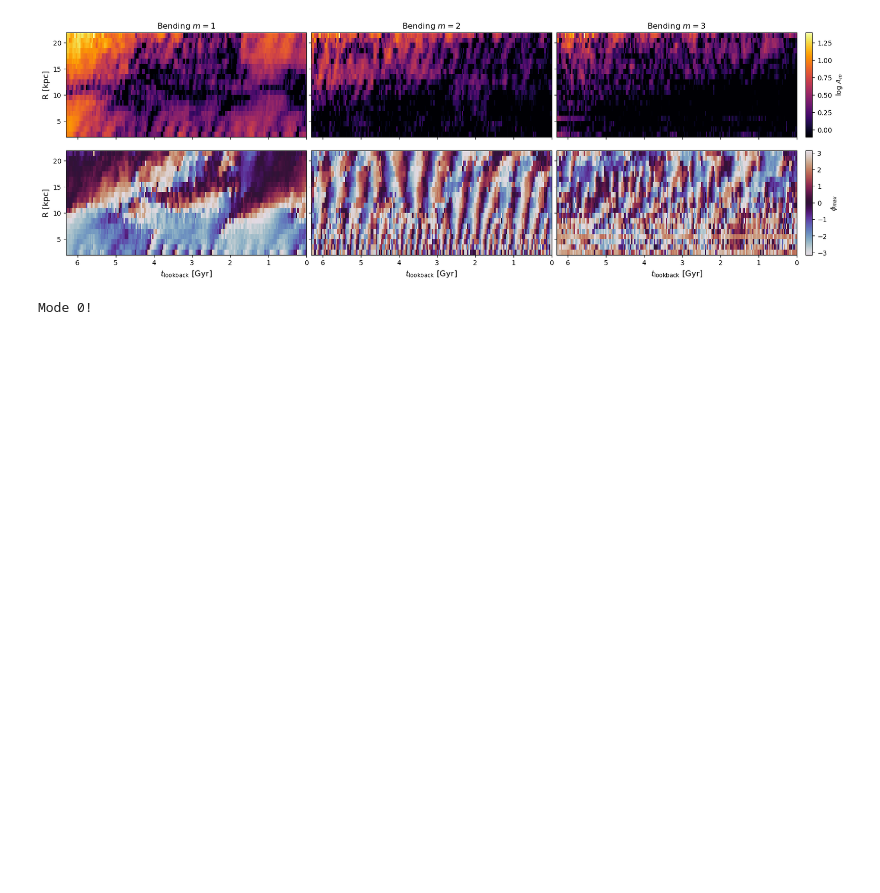
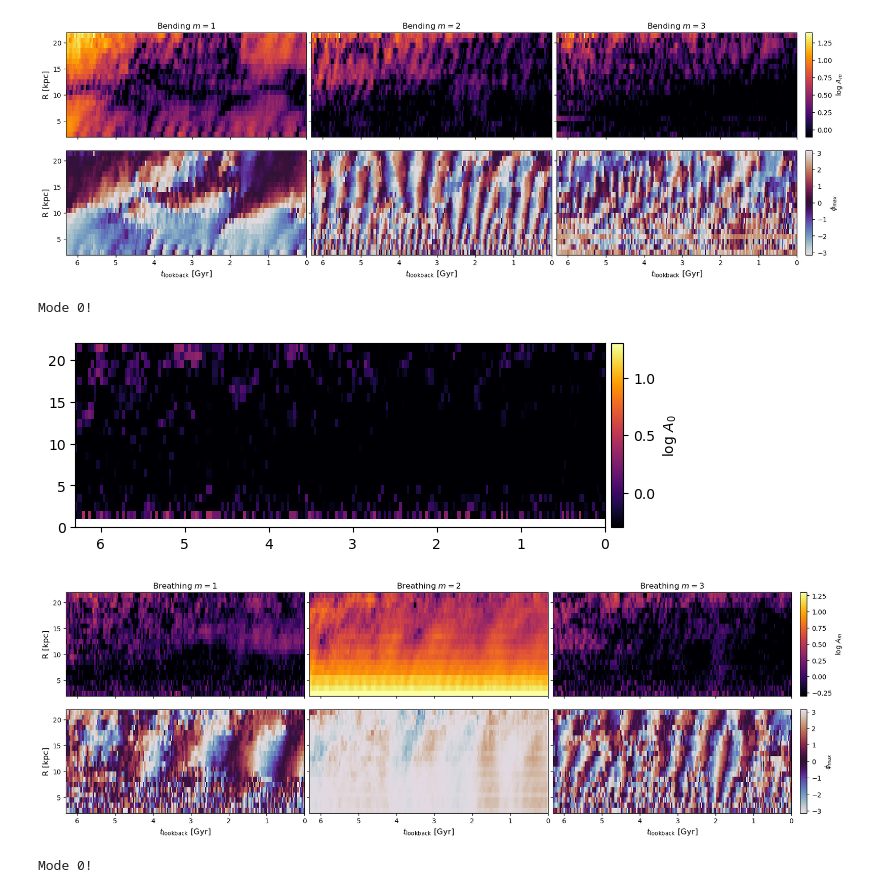
Before and after one commit to Bego-GarciaConde/GalaDyn, a Jupyter notebook: GalaDyn_Notebooks/Fourierograms_complete.ipynb, the cells around one changed output. Saved outputs shown, nothing was run; the diff lists cells and outputs as text; code cells hidden in the pictures; blank space fills up the shorter version.

```diff
--- a/GalaDyn_Notebooks/Fourierograms_complete.ipynb
+++ b/GalaDyn_Notebooks/Fourierograms_complete.ipynb
@@ -153,6 +161,14 @@ plot_fourierogram(B, etiqueta="Bending",vmin = -0.1,vmax= 1.4, nbins=22, data_mo
 Mode 0!
 [figure]
 [figure]
+# %%
+A = pd.read_csv(path_results + f"disc/fourier_22_breathing_re_.csv", sep = ",")
+plot_fourierogram_mode0(A, etiqueta="Breathing",vmin = -0.3,vmax= 1.3, nbins=22, data_mode = "disk")
+plot_fourierogram(A, etiqueta="Breathing",vmin = -0.3,vmax= 1.3, nbins=22, data_mode = "disk")
+# %% [output]
+Mode 0!
+[figure, added]
+[figure, added]
 # %%
 A = pd.read_csv(path_results + f"disc/fourier_22_breathing_.csv", sep = ",")
 plot_fourierogram_mode0(A, etiqueta="Breathing",vmin = -0.3,vmax= 1.3, nbins=22, data_mode = "disk")
```
Also changed, not shown: parts of 2 cells of this notebook, 13 other files.
